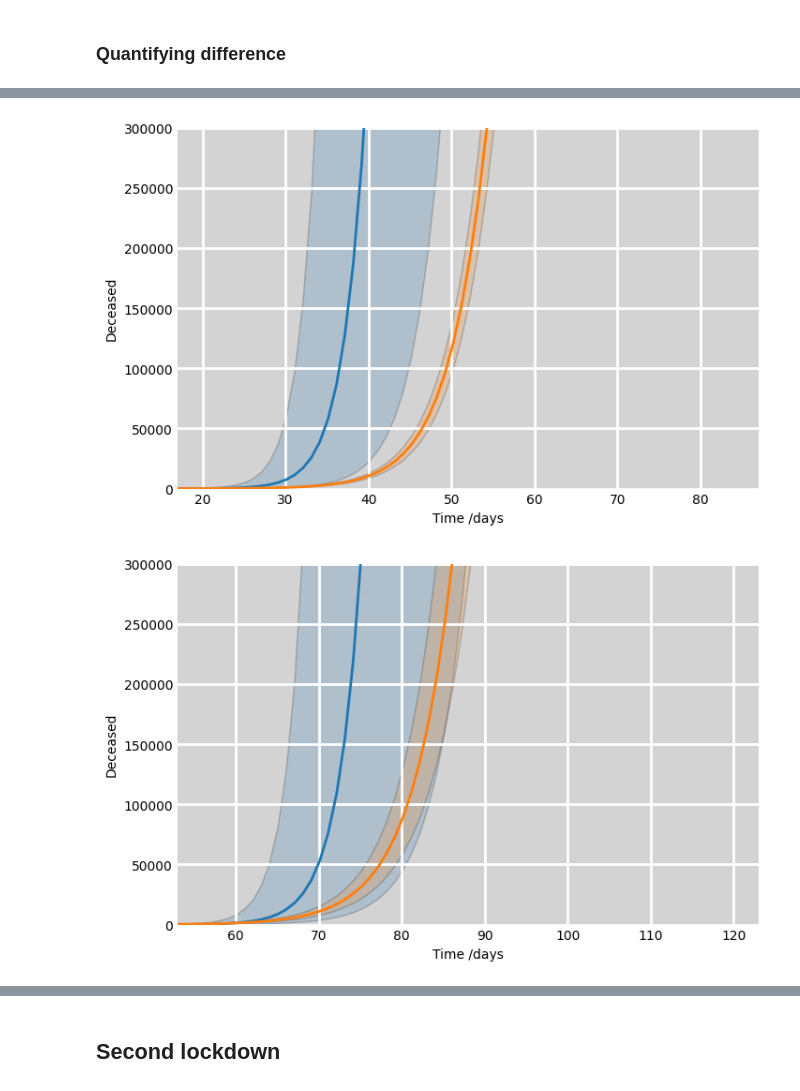
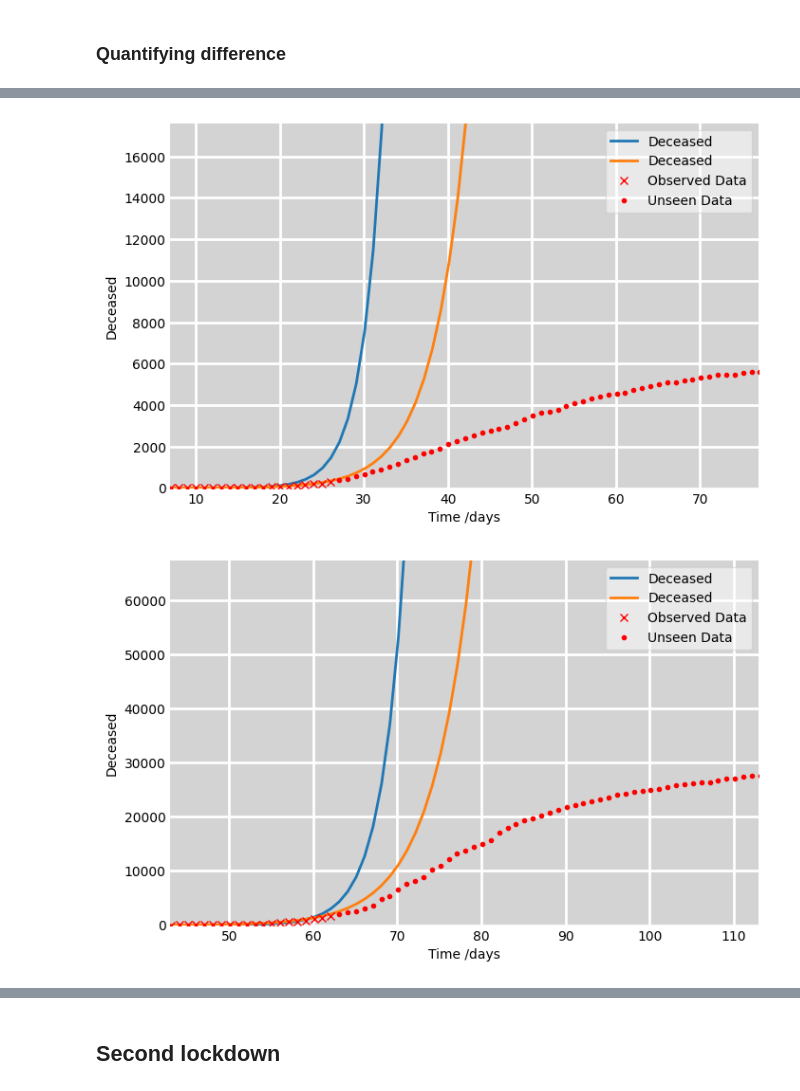
Before and after one commit to zenodea/MCMC_parameter_estimation, a Jupyter notebook: Data Analysis/sird.ipynb, the cells around one changed output, grey strips where cells are left out. Saved outputs shown, nothing was run; the diff lists cells and outputs as text; code cells hidden in the pictures.

```diff
--- a/Data Analysis/sird.ipynb
+++ b/Data Analysis/sird.ipynb
@@ -75,7 +75,7 @@ def plotSIRD(ax, tf, N, i0, beta, gamma, rho, ylimit, xlimit, sd, offset, sird_t
     ax.grid(visible=True, which='major', c='w', lw=2, ls='-')
     ax.set_xlim([xlimit[0], xlimit[1]])
     ax.set_ylim([ylimit[0], ylimit[1]])
-    ax.fill_between(t+offset, Dm, Dp, alpha=0.2, edgecolor='black',  label="Standard Deviation")
+    # ax.fill_between(t+offset, Dm, Dp, alpha=0.2, edgecolor='black',  label="Standard Deviation")
     for spine in ('top', 'right', 'bottom', 'left'):
         ax.spines[spine].set_visible(False)
     return D
@@ -196,7 +196,7 @@ from sklearn.metrics import r2_score
 import numpy as np
 from sklearn.metrics import mean_squared_log_error
 
-country_names = ['Switzerland', 'Netherlands', 'France','Germany','Italy','Spain','UK','Sweden']
+country_names = ['Switzerland', 'Netherlands', 'France','Germany','Italy','Spain','UK']
 values = []
 for country in country_names:
     pop = dataset[country]['pop']
@@ -243,7 +242,7 @@ from sklearn.metrics import r2_score
 import numpy as np
 from sklearn.metrics import mean_squared_log_error
 
-country_names = ['Switzerland', 'Netherlands', 'France','Germany','Italy','Spain','UK','Sweden']
+country_names = ['Switzerland', 'Netherlands', 'France','Germany','Italy','Spain','UK']
 values = []
 for country in country_names:
     pop = dataset[country]['pop']
@@ -288,7 +286,7 @@ df
 # %% [markdown]
 ### Graph
 # %%
-country_names = ['Switzerland', 'Netherlands', 'France','Germany','Italy','Spain','UK','Sweden']
+country_names = ['Switzerland', 'Netherlands', 'France','Germany','Italy','Spain','UK']
 for country in country_names:
     fig, ax1 = plt.subplots(1,1, figsize=(8,5))
     ax1.set_facecolor('lightgrey')
@@ -366,19 +363,12 @@ for country in country_names:
 
     offset=0
     # before
-    obvData_start = timeTot(firstDate,startDate)
-    obvData_end = timeTot(firstDate,addTime(startDate,20))
+    obvData_start = timeTot(firstDate,startDate)-10
+    obvData_end = timeTot(firstDate,addTime(startDate,10))
     df = pd.read_csv('mcmc_data/'+country+"/fLock_before.csv")
-    graph = plotSIRD(ax1,200, pop, df.loc[3][1], df.loc[0][1], df.loc[1][1], df.loc[2][1], [0,300000], [obvData_start,obvData_end+50], [df.loc[0][2], df.loc[1][2], df.loc[2][2]], timeTot(firstDate,startDate)-10, False)
-    sird_deaths[country] = {
-        'deaths':graph,
-        'date': obvData_end+30
-    }
+    graph = plotSIRD(ax1,200, pop, df.loc[3][1], df.loc[0][1], df.loc[1][1], df.loc[2][1], [0,pop/1000], [obvData_start,obvData_end+50], [df.loc[0][2], df.loc[1][2], df.loc[2][2]], timeTot(firstDate,startDate)-10, False)
     df = pd.read_csv('mcmc_data/'+country+"/fLock_after.csv")
-    graph = plotSIRD(ax1,200, pop, df.loc[3][1], df.loc[0][1], df.loc[1][1], df.loc[2][1], [0,300000], [obvData_start,obvData_end+50], [df.loc[0][2], df.loc[1][2], df.loc[2][2]], timeTot(firstDate,startDate)-10, False)
-    sird_deaths[country] = {
-        'deaths':graph,
-        'date': obvData_end+30
-    }
+    graph = plotSIRD(ax1,200, pop, df.loc[3][1], df.loc[0][1], df.loc[1][1], df.loc[2][1], [0,pop/1000], [obvData_start,obvData_end+50], [df.loc[0][2], df.loc[1][2], df.loc[2][2]], timeTot(firstDate,startDate)-10, False)
+    final_graph =plotRealData(ax1, realData, obvData_start, obvData_end, graph,14,True)
     plt.savefig('results/first_q/'+country+'.png')
 # %% [output]
@@ -386,2 +376,2 @@ for country in country_names:
-[figure, old version]
+[figure, new version]
-[figure, old version]
+[figure, new version]
```
Also changed, not shown: parts of 6 cells of this notebook, 38 other files.
